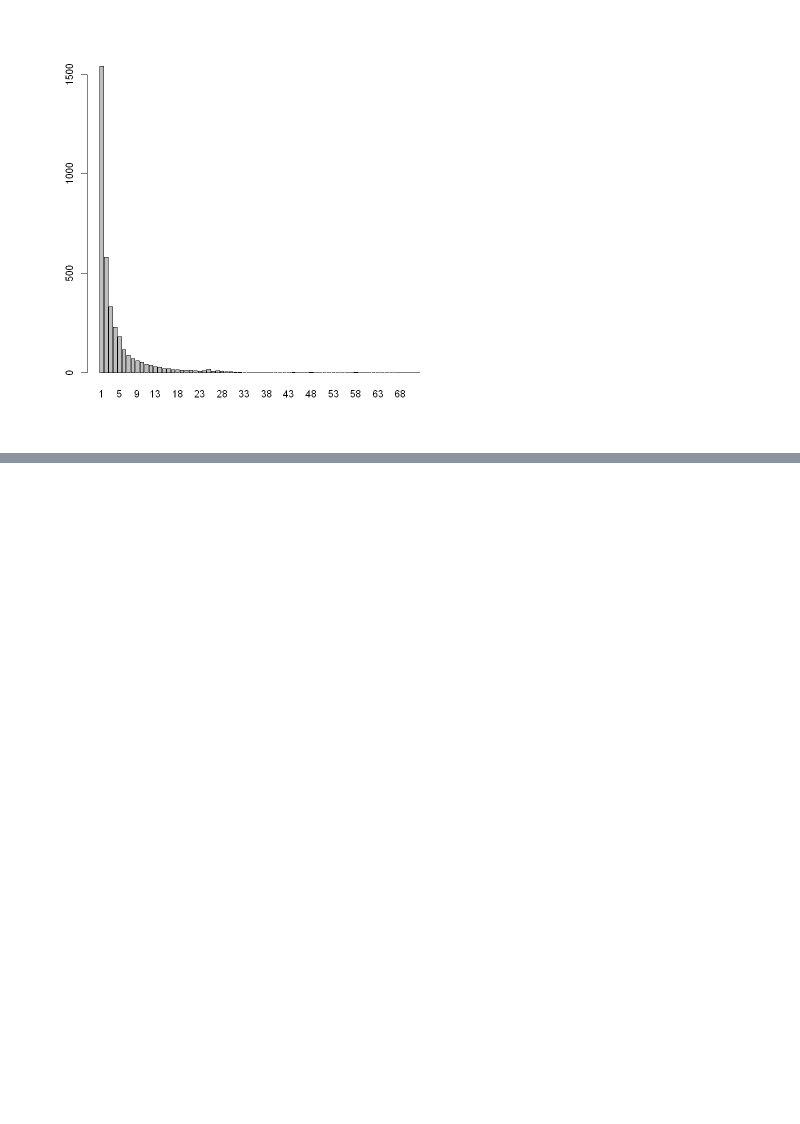
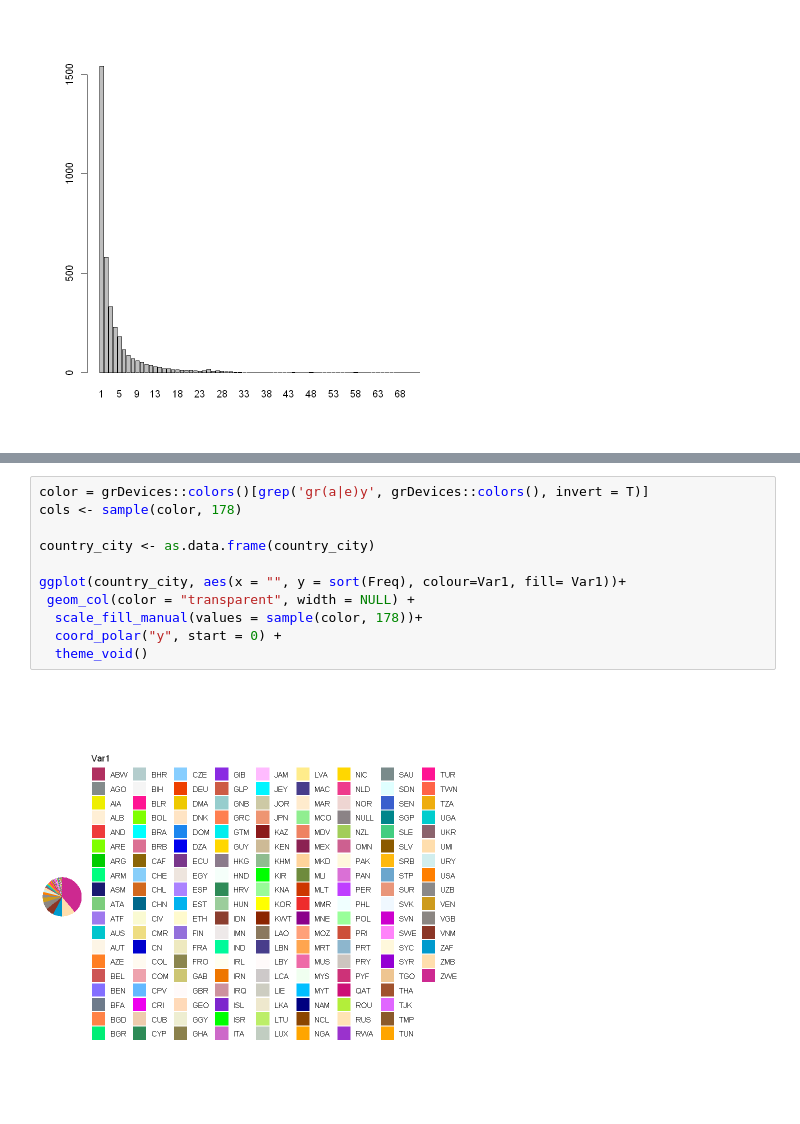
Before and after one commit to IslamAhmed1092/hotel-booking-demand-analysis, a Jupyter notebook: Analysis.ipynb, the cells around one changed output, grey strips where cells are left out. Cells and saved outputs as stored; diff of their text form; blank space fills up the shorter version.

```diff
--- a/Analysis.ipynb
+++ b/Analysis.ipynb
@@ -101,0 +119,13 @@ barplot(table(data$previous_bookings_not_canceled)[-1])
+# %%
+color = grDevices::colors()[grep('gr(a|e)y', grDevices::colors(), invert = T)]
+cols <- sample(color, 178)
+
+country_city <- as.data.frame(country_city)
+
+ggplot(country_city, aes(x = "", y = sort(Freq), colour=Var1, fill= Var1))+
+ geom_col(color = "transparent", width = NULL) +
+  scale_fill_manual(values = sample(color, 178))+
+  coord_polar("y", start = 0) +
+  theme_void()
+# %% [output]
+[figure, added]
```
Also changed, not shown: parts of 3 cells of this notebook, 2 other files.
